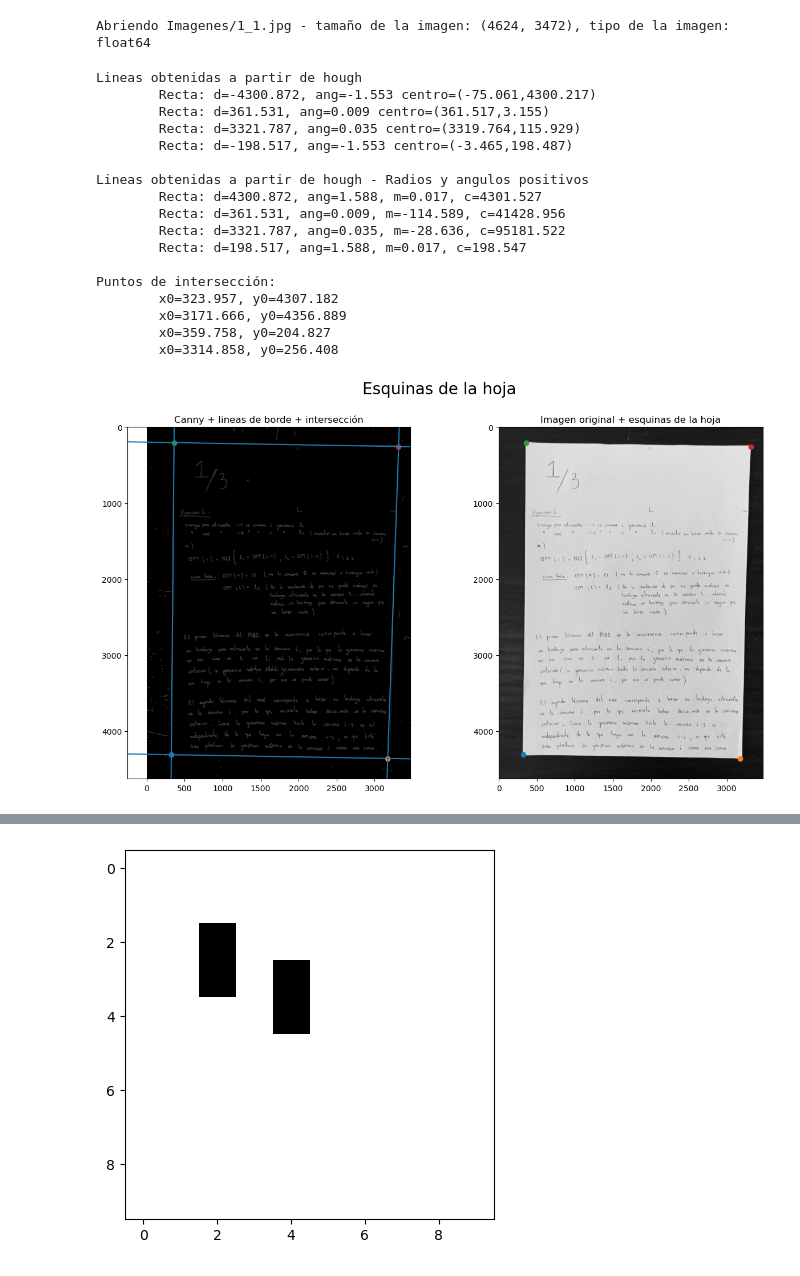
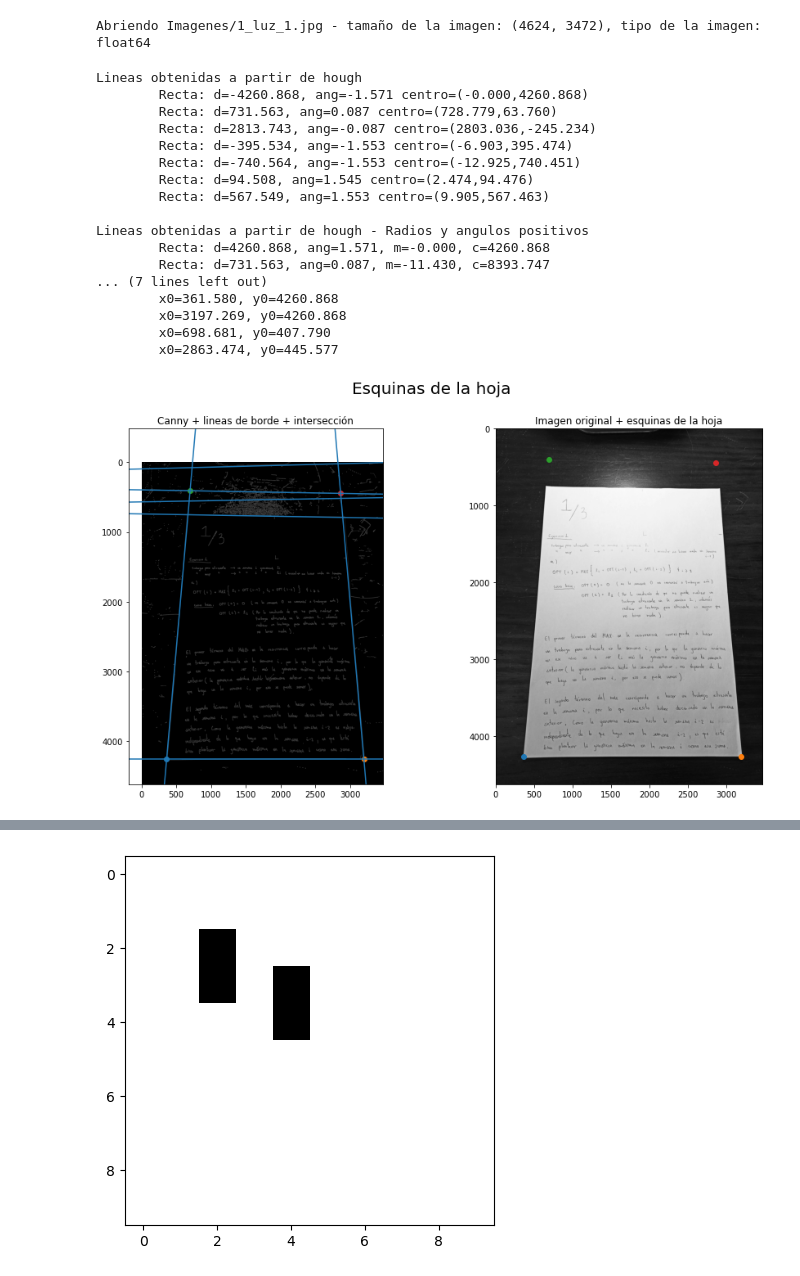
Before and after one commit to nacjck/timag-proyecto, a Jupyter notebook: Untitled.ipynb, the cells around one changed output, grey strips where cells are left out. Cells and saved outputs as stored; diff of their text form; code cells hidden in the pictures.

```diff
--- a/Untitled.ipynb
+++ b/Untitled.ipynb
@@ -10,10 +10,9 @@ from skimage.io import imread, imsave
 import matplotlib.pyplot as plt
 from matplotlib import cm
 
-filename = 'Imagenes/1_1.jpg'
+filename = 'Imagenes/1_luz_1.jpg'
 image = imread(filename, as_gray=True)
 print(f"Abriendo {filename} - tamaño de la imagen: {image.shape}, tipo de la imagen: {image.dtype}\n")
-
 edges = canny(image, 2, 1/255, 25/255)
 
 # Classic straight-line Hough transform
@@ -21,7 +20,7 @@ edges = canny(image, 2, 1/255, 25/255)
 tested_angles = np.linspace(-np.pi / 2, np.pi / 2, 360, endpoint=False)
 h, theta, d = hough_line(edges, theta=tested_angles)
 # %% [output]
-Abriendo Imagenes/1_1.jpg - tamaño de la imagen: (4624, 3472), tipo de la imagen: float64
+Abriendo Imagenes/1_luz_1.jpg - tamaño de la imagen: (4624, 3472), tipo de la imagen: float64
 # %%
 # Plotear:
 
@@ -60,53 +59,56 @@ for linea in l_angulos_radios:
 # Puntos de intersección:
 
 print("\nPuntos de intersección:")
 
 puntos_inter = []
 
 for i in range(0,4):
     ang1 = l_angulos_radios[i][0]
     rad1 = l_angulos_radios[i][1]
     m1 = l_angulos_radios[i][2]
     c1 = l_angulos_radios[i][3]
 
     for j in range(i,4):
         ang2 = l_angulos_radios[j][0]
         rad2 = l_angulos_radios[j][1]
         m2 = l_angulos_radios[j][2]
         c2 = l_angulos_radios[j][3]
 
-        if (ang1>ang2+(np.pi/8)) or (ang1<ang2-(np.pi/8)):
+#         if (ang1>ang2+(np.pi/8)) or (ang1<ang2-(np.pi/8)):
+        if (np.abs(ang1-ang2) > np.pi/8):
 
             # Si dos lineas tienen ángulos similares es porque son paralelas y
             # por lo tanto no se deben intersectar.
 
             xint = (c1-c2)/(m2-m1)
             yint = (m1*xint) + c1
-            plots[0].scatter([xint], [yint], cmap='r')
-            plots[1].scatter([xint], [yint], cmap='r')
-            puntos_inter.append([xint, yint])
-            print(f"\tx0={xint:.3f}, y0={yint:.3f}")
+            # descartar los puntos que quedan fuera de la imagen
+            if ( (0<xint<image.shape[1]) and (0<yint<image.shape[0]) ):
+                plots[0].scatter([xint], [yint], cmap='r')
+                plots[1].scatter([xint], [yint], cmap='r')
+                puntos_inter.append([xint, yint])
+                print(f"\tx0={xint:.3f}, y0={yint:.3f}")
 
 plt.show()
 # %% [output]
 Lineas obtenidas a partir de hough
-        Recta: d=-4300.872, ang=-1.553 centro=(-75.061,4300.217)
-        Recta: d=361.531, ang=0.009 centro=(361.517,3.155)
-        Recta: d=3321.787, ang=0.035 centro=(3319.764,115.929)
-        Recta: d=-198.517, ang=-1.553 centro=(-3.465,198.487)
+        Recta: d=-4260.868, ang=-1.571 centro=(-0.000,4260.868)
+        Recta: d=731.563, ang=0.087 centro=(728.779,63.760)
+        Recta: d=2813.743, ang=-0.087 centro=(2803.036,-245.234)
+        Recta: d=-395.534, ang=-1.553 centro=(-6.903,395.474)
+        Recta: d=-740.564, ang=-1.553 centro=(-12.925,740.451)
+        Recta: d=94.508, ang=1.545 centro=(2.474,94.476)
+        Recta: d=567.549, ang=1.553 centro=(9.905,567.463)
 
 Lineas obtenidas a partir de hough - Radios y angulos positivos
-        Recta: d=4300.872, ang=1.588, m=0.017, c=4301.527
-        Recta: d=361.531, ang=0.009, m=-114.589, c=41428.956
-        Recta: d=3321.787, ang=0.035, m=-28.636, c=95181.522
-        Recta: d=198.517, ang=1.588, m=0.017, c=198.547
-
-Puntos de intersección:
-        x0=323.957, y0=4307.182
-        x0=3171.666, y0=4356.889
-        x0=359.758, y0=204.827
-        x0=3314.858, y0=256.408
+        Recta: d=4260.868, ang=1.571, m=-0.000, c=4260.868
+        Recta: d=731.563, ang=0.087, m=-11.430, c=8393.747
+... (7 lines left out)
+        x0=361.580, y0=4260.868
+        x0=3197.269, y0=4260.868
+        x0=698.681, y0=407.790
+        x0=2863.474, y0=445.577
-[figure, old version]
+[figure, new version]
 # %%
 # Homografia
 
```
Also changed, not shown: parts of 9 cells of this notebook.
